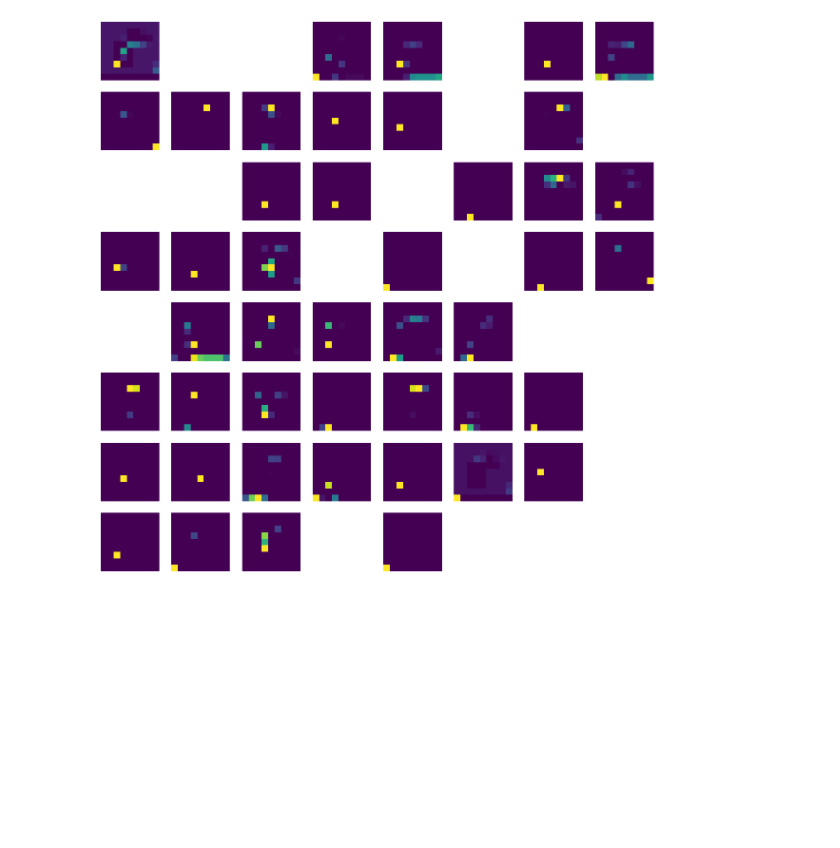
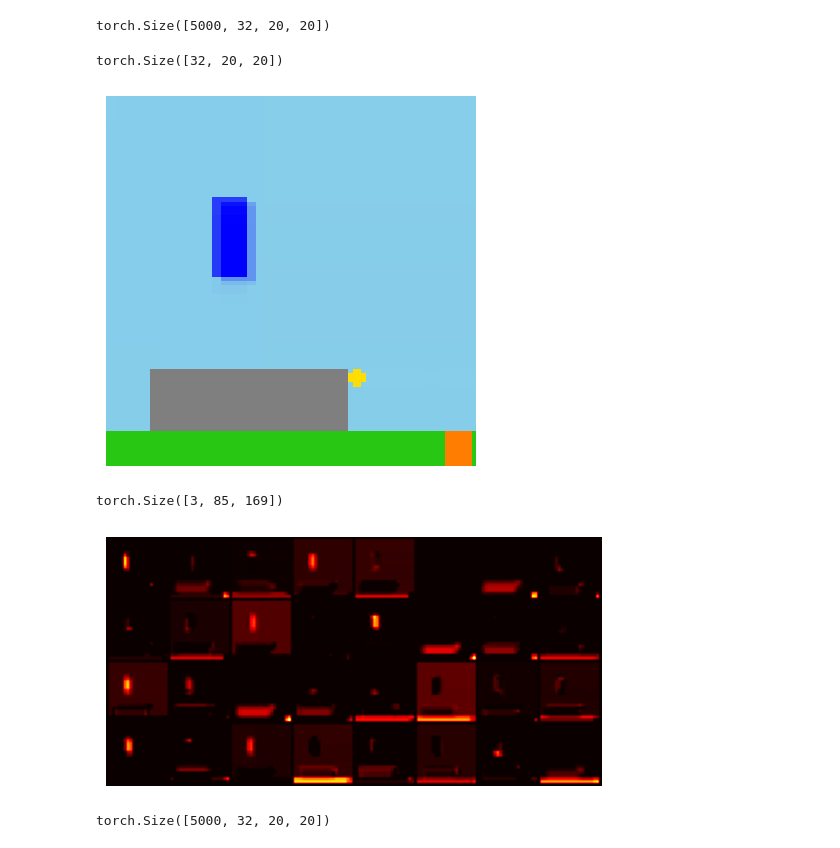
Before and after one commit to JacobLyLa/Qrunner-XAI, a Jupyter notebook: notebooks/weights.ipynb, the cells around one changed output. Cells and saved outputs as stored; diff of their text form; code cells hidden in the pictures; blank space fills up the shorter version.

```diff
--- a/notebooks/weights.ipynb
+++ b/notebooks/weights.ipynb
@@ -160,12 +52,34 @@ plt.show()
-# %%
-activations3 = all_activations[3]
-fig, axes = plt.subplots(8, 8, figsize=(15, 15))
-for kernel_idx in range(activations3.shape[1]):
-    ax = axes[kernel_idx // 8, kernel_idx % 8]
-    data = activations3[example_idx, kernel_idx].cpu().numpy()
-    data = (data - data.min()) / (data.max() - data.min())
-    ax.imshow(data, cmap='viridis')
-    ax.axis('off')
-plt.show()
-# %% [output]
-[figure, removed]
+# %%
+# Lets apply convolution to the observations
+observations = observations.view(samples, 3, 84, 84)
+conv_weights = model_weights['feature_extractor.0.weight'].cpu()
+conv_outputs = F.conv2d(observations, conv_weights, stride=4)
+conv_outputs = F.relu(conv_outputs)
+print(conv_outputs.shape)
+# %% [output]
+torch.Size([5000, 32, 20, 20])
+# %%
+# Lets take a look at a single observation
+example_idx = 23
+conv_output = conv_outputs[example_idx]
+example_obs = observations[example_idx].permute(2, 1, 0).cpu().numpy()
+example_obs = (example_obs - example_obs.min()) / (example_obs.max() - example_obs.min())
+print(conv_output.shape)
+plt.imshow(example_obs)
+plt.axis('off')
+plt.show()
+
+activations_grid = make_grid(conv_output.permute(0, 2, 1).unsqueeze(1), nrow=8, padding=1)
+print(activations_grid.shape)
+plt.imshow(activations_grid[0], cmap='hot')
+plt.axis('off')
+plt.show()
+# %% [output]
+torch.Size([32, 20, 20])
+[figure, added]
+torch.Size([3, 85, 169])
+[figure, added]
+# %%
+conv_outputs.shape
+# %% [output]
+torch.Size([5000, 32, 20, 20])
```
Also changed, not shown: parts of 25 cells of this notebook, 7 other files.
